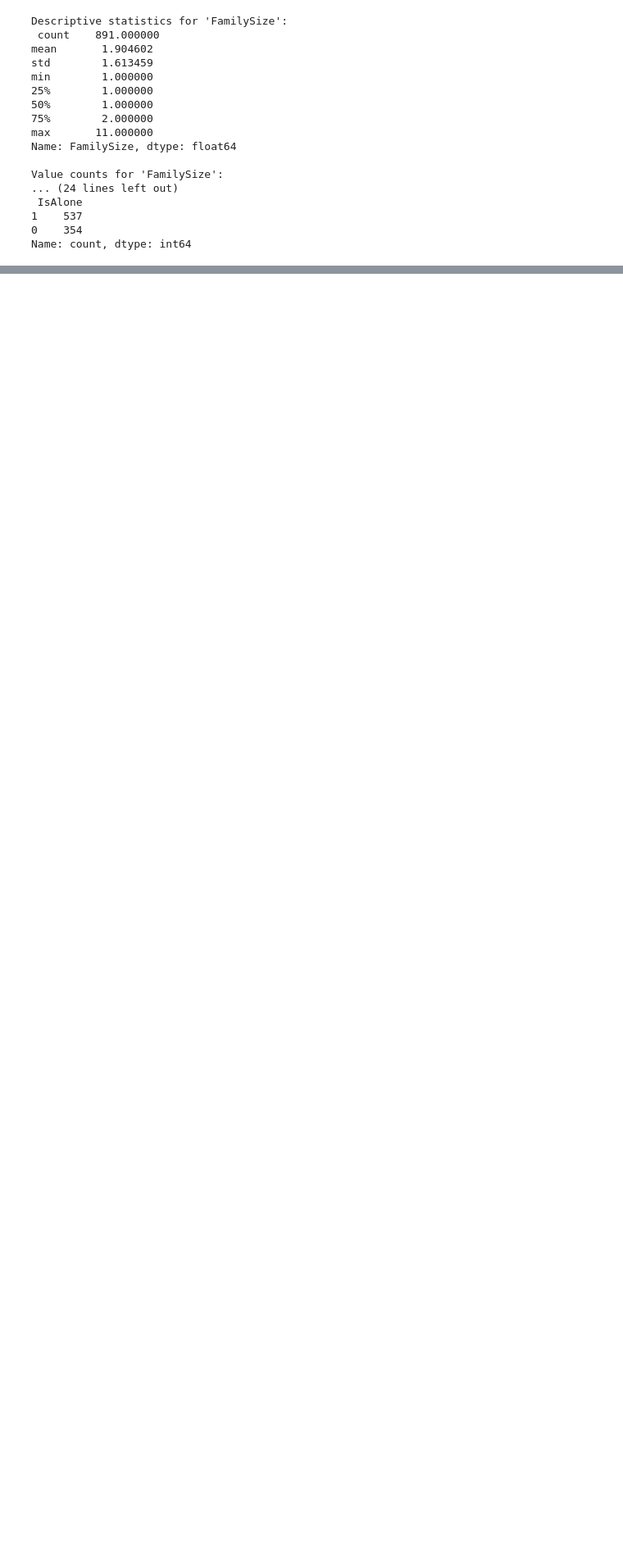
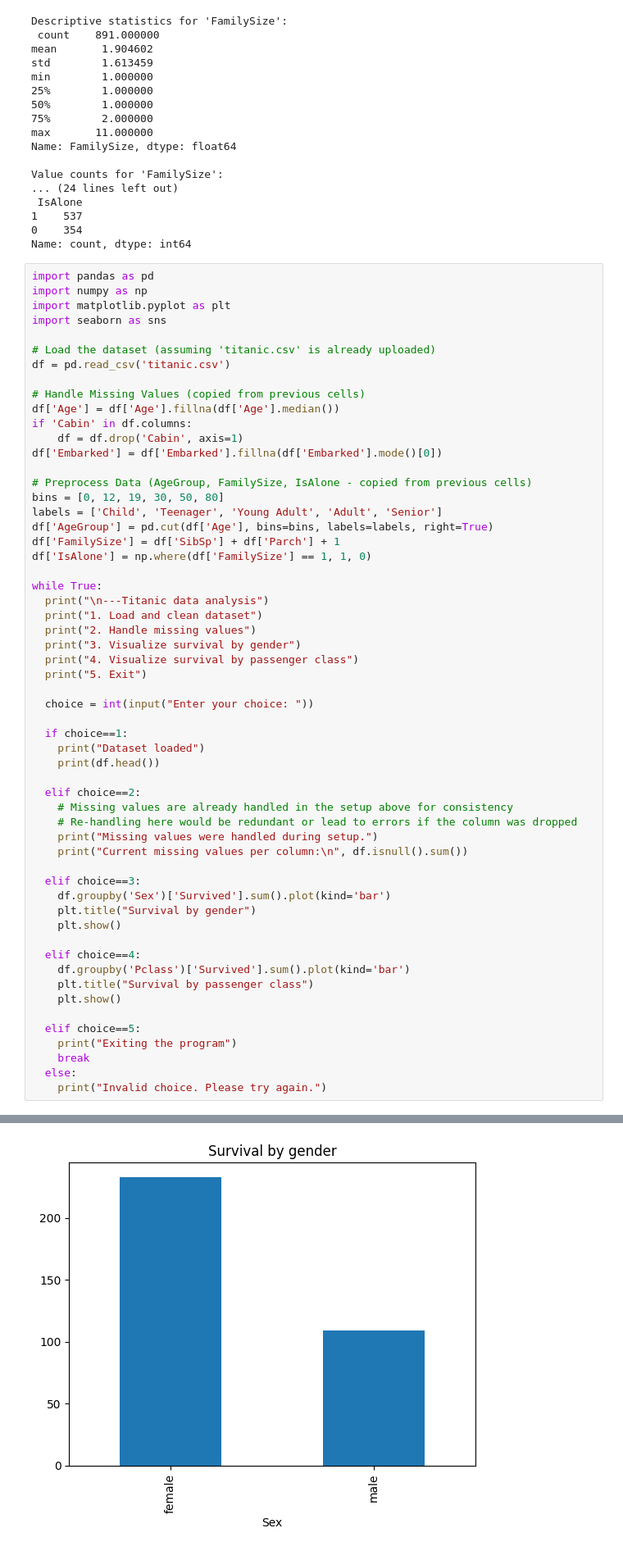
Before and after one commit to Adi13102005/Simple_Python_Program, a Jupyter notebook: Prac6.ipynb, the cells around one changed output, grey strips where cells are left out. Shown at 82% size. Drawn from its saved outputs; the diff is of its cells as text; blank space fills up the shorter version.

```diff
--- a/Prac6.ipynb
+++ b/Prac6.ipynb
@@ -171,3 +171,61 @@ Value counts for 'FamilySize':
 1    537
 0    354
 Name: count, dtype: int64
+# %%
+import pandas as pd
+import numpy as np
+import matplotlib.pyplot as plt
+import seaborn as sns
+
+# Load the dataset (assuming 'titanic.csv' is already uploaded)
+df = pd.read_csv('titanic.csv')
+
+# Handle Missing Values (copied from previous cells)
+df['Age'] = df['Age'].fillna(df['Age'].median())
+if 'Cabin' in df.columns:
+    df = df.drop('Cabin', axis=1)
+df['Embarked'] = df['Embarked'].fillna(df['Embarked'].mode()[0])
+
+# Preprocess Data (AgeGroup, FamilySize, IsAlone - copied from previous cells)
+bins = [0, 12, 19, 30, 50, 80]
+labels = ['Child', 'Teenager', 'Young Adult', 'Adult', 'Senior']
+df['AgeGroup'] = pd.cut(df['Age'], bins=bins, labels=labels, right=True)
+df['FamilySize'] = df['SibSp'] + df['Parch'] + 1
+df['IsAlone'] = np.where(df['FamilySize'] == 1, 1, 0)
+
+while True:
+  print("\n---Titanic data analysis")
+  print("1. Load and clean dataset")
+  print("2. Handle missing values")
+  print("3. Visualize survival by gender")
+  print("4. Visualize survival by passenger class")
+  print("5. Exit")
+
+  choice = int(input("Enter your choice: "))
+
+  if choice==1:
+    print("Dataset loaded")
+    print(df.head())
+
+  elif choice==2:
+    # Missing values are already handled in the setup above for consistency
+    # Re-handling here would be redundant or lead to errors if the column was dropped
+    print("Missing values were handled during setup.")
+    print("Current missing values per column:\n", df.isnull().sum())
+
+  elif choice==3:
+    df.groupby('Sex')['Survived'].sum().plot(kind='bar')
+    plt.title("Survival by gender")
+    plt.show()
+
+  elif choice==4:
+    df.groupby('Pclass')['Survived'].sum().plot(kind='bar')
+    plt.title("Survival by passenger class")
+    plt.show()
+
+  elif choice==5:
+    print("Exiting the program")
+    break
+  else:
+    print("Invalid choice. Please try again.")
+# %% [output]
@@ -173,0 +249 @@ Name: count, dtype: int64
+[figure, added]
```
Also changed, not shown: parts of 1 cell of this notebook.
